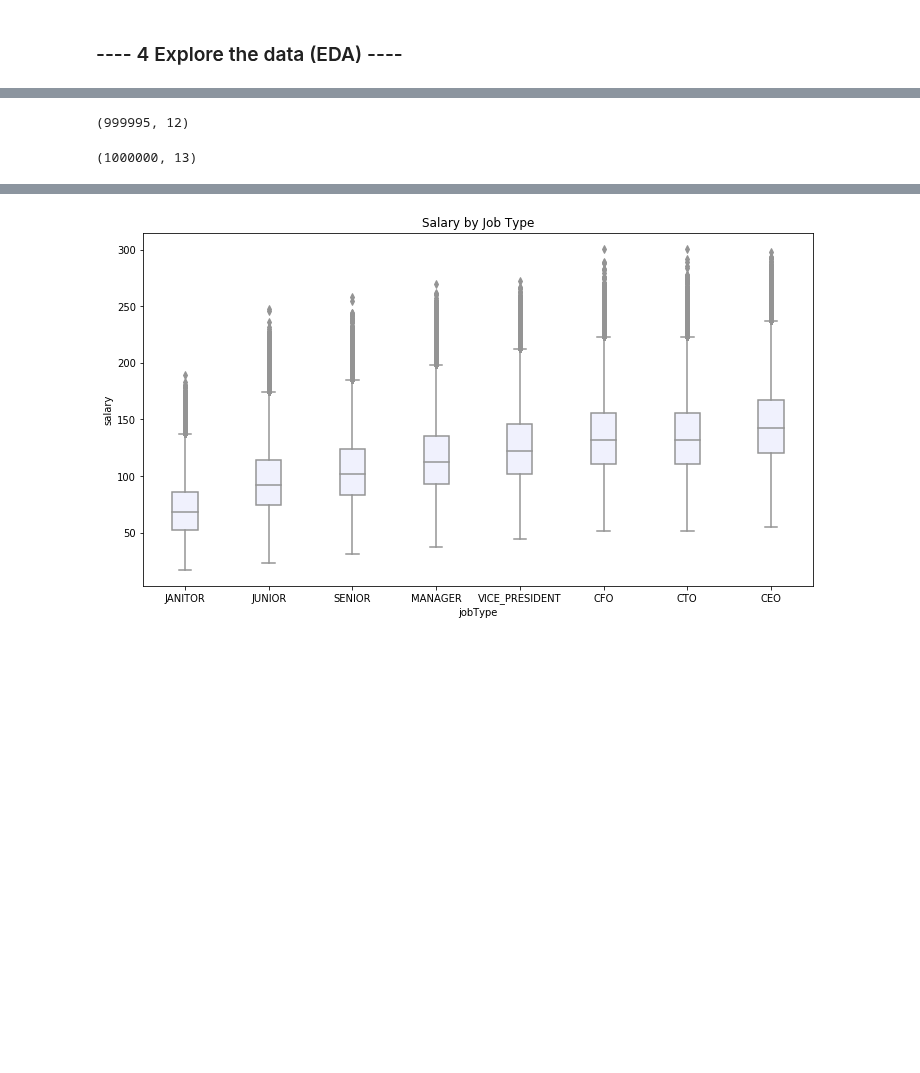
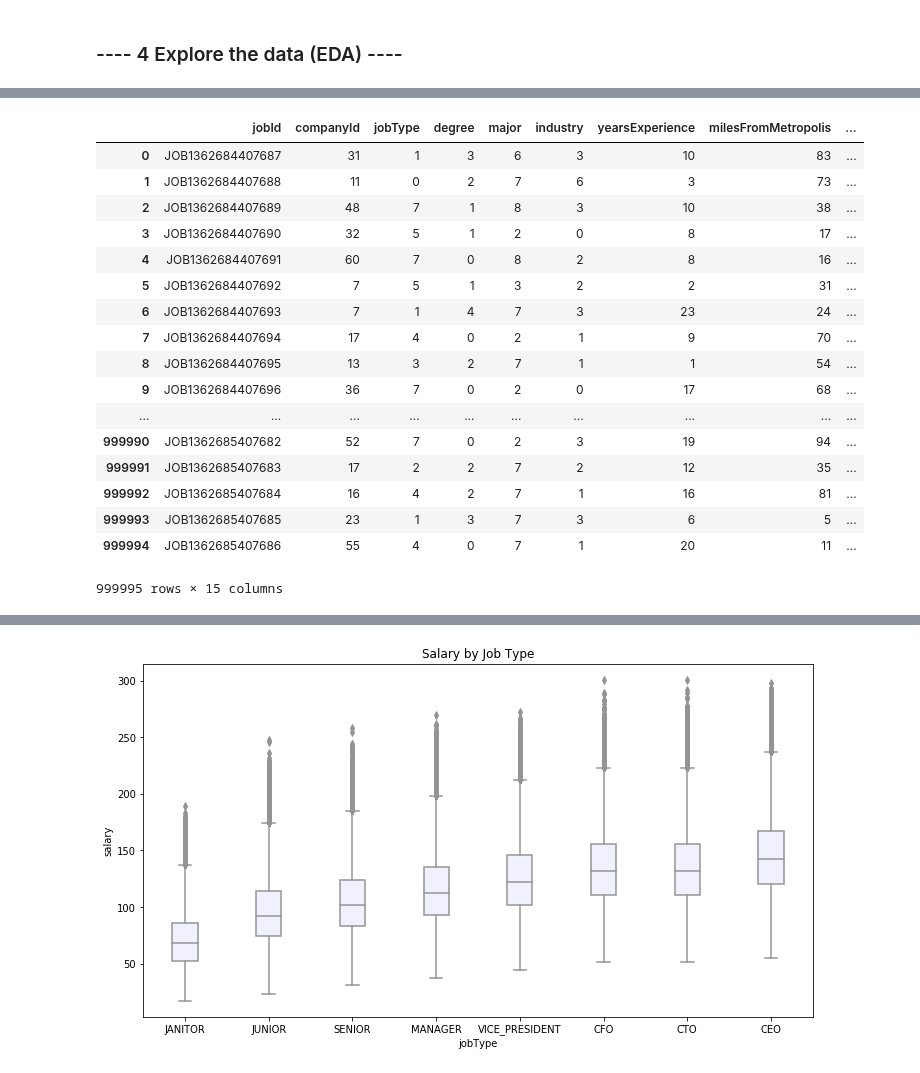
Before and after one commit to kirahman2/salarypredictionportfolio, a Jupyter notebook: Salary Prediction Notebook.ipynb, the cells around one changed output, grey strips where cells are left out. Cells and saved outputs as stored; diff of their text form; code cells hidden in the pictures; blank space fills up the shorter version.

```diff
--- a/Salary Prediction Notebook.ipynb
+++ b/Salary Prediction Notebook.ipynb
@@ -172,15 +184,36 @@ class Model:
+# %%
+df1 = data.train_df_eda
+df2 = df1[['jobId','jobType','salary']].groupby('jobType').mean().sort_values('salary',ascending=True).reset_index()
+jobtypes_list = df2.jobType.unique()
+
+# do we signal this in the data with a ratio? Or is there a better way? Can we involve
+# salary in some way? Can we apply a course correction with salary? Can we multiply the
+# ratio column with salary and add that as a feature?
+
+dict_jobtypes = {}
+avg_salary_list = []
+for val in range(0,len(df2)):
+    val2 = df2.loc[val,'salary'] / df2.loc[len(df2)-1,'salary']
+    avg_salary_list.append(val2)
+
+for i in range(0,len(jobtypes_list)):
+    dict_jobtypes.update([(jobtypes_list[i], avg_salary_list[i])])
+
+df1['jobType_ratio'] = df1.jobType.map(dict_jobtypes)
+df1 = df1[['jobId', 'jobType_ratio', 'salary']]
 # %%
 df1 = data.train_df_eda
-df2 = df1[['jobType','salary']].groupby('jobType').mean().sort_values('salary',ascending=True).reset_index()
+df2 = df1[['jobId','jobType','salary']].groupby('jobType').mean().sort_values('salary',ascending=True).reset_index()
 jobtypes_list = df2.jobType.unique()
 
 dict_jobtypes = {}
 avg_salary_list = []
 for val in range(0,len(df2)):
-    val2 = df2.loc[val,'salary'] / df2.loc[len(df2)-1,'salary']
+    val2 = df2.loc[val,'salary'] #/ df2.loc[len(df2)-1,'salary']
     avg_salary_list.append(val2)
 
 for i in range(0,len(jobtypes_list)):
     dict_jobtypes.update([(jobtypes_list[i], avg_salary_list[i])])
 
 df1['jobType_ratio'] = df1.jobType.map(dict_jobtypes)
+df1 = df1[['jobId', 'jobType_ratio']]
@@ -191,11 +294,31 @@ df1['jobType_ratio'].shape
+# %%
+# train_features = data.train_df[data.col_all]
+train_features = data.train_df
+# %%
+train_features = pd.merge(left=train_features, right=df1, how='inner', on='jobId')
+train_features.shape
+# NEXT, apply groupby methods to all categorical columns. Take the average salary of each, then add these new
+# features to our df, then test model.
+train_features
+# %% [output]
+|  | jobId | companyId | jobType | degree | major | industry | yearsExperience | milesFromMetropolis | ... |
+| 0 | JOB1362684407687 | 31 | 1 | 3 | 6 | 3 | 10 | 83 | ... |
+| 1 | JOB1362684407688 | 11 | 0 | 2 | 7 | 6 | 3 | 73 | ... |
+| 2 | JOB1362684407689 | 48 | 7 | 1 | 8 | 3 | 10 | 38 | ... |
+| 3 | JOB1362684407690 | 32 | 5 | 1 | 2 | 0 | 8 | 17 | ... |
+| 4 | JOB1362684407691 | 60 | 7 | 0 | 8 | 2 | 8 | 16 | ... |
+| 5 | JOB1362684407692 | 7 | 5 | 1 | 3 | 2 | 2 | 31 | ... |
+| 6 | JOB1362684407693 | 7 | 1 | 4 | 7 | 3 | 23 | 24 | ... |
+| 7 | JOB1362684407694 | 17 | 4 | 0 | 2 | 1 | 9 | 70 | ... |
+| 8 | JOB1362684407695 | 13 | 3 | 2 | 7 | 1 | 1 | 54 | ... |
+| 9 | JOB1362684407696 | 36 | 7 | 0 | 2 | 0 | 17 | 68 | ... |
+| ... | ... | ... | ... | ... | ... | ... | ... | ... | ... |
+| 999990 | JOB1362685407682 | 52 | 7 | 0 | 2 | 3 | 19 | 94 | ... |
+| 999991 | JOB1362685407683 | 17 | 2 | 2 | 7 | 2 | 12 | 35 | ... |
+| 999992 | JOB1362685407684 | 16 | 4 | 2 | 7 | 1 | 16 | 81 | ... |
+| 999993 | JOB1362685407685 | 23 | 1 | 3 | 7 | 3 | 6 | 5 | ... |
+| 999994 | JOB1362685407686 | 55 | 4 | 0 | 7 | 1 | 20 | 11 | ... |
+999995 rows × 15 columns
 # %%
-train_features = data.train_df[data.col_all]
-train_features.shape
+train_features = train_features[data.col_all]
+# train_features
-# %% [output]
-(999995, 12)
-# %%
-train_features = pd.concat([train_features, df1['jobType_ratio']],axis=1)
-train_features.shape
-# NEXT, figure out why when we concat, we have 1,000,000 rows and NaNs...then clean up code,
-# %% [output]
-(1000000, 13)
```
Also changed, not shown: parts of 12 cells of this notebook.
